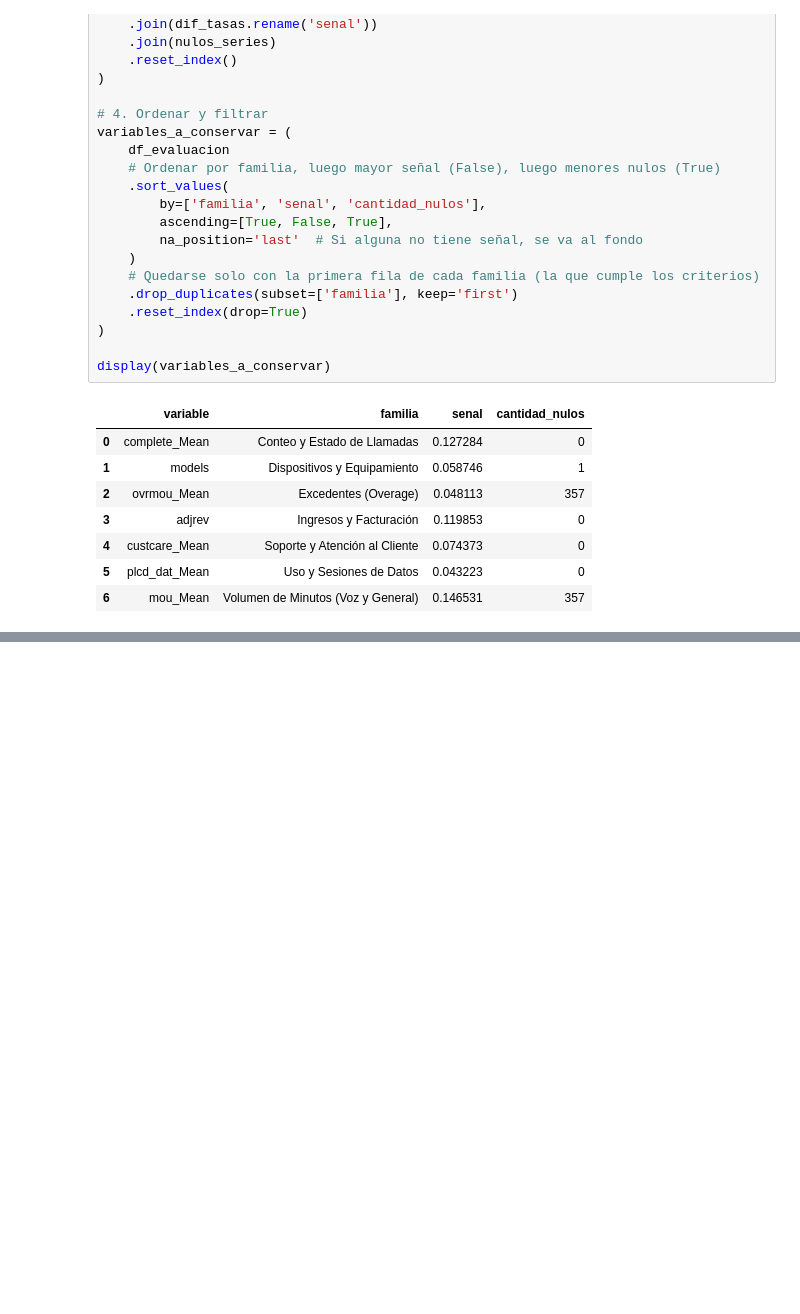
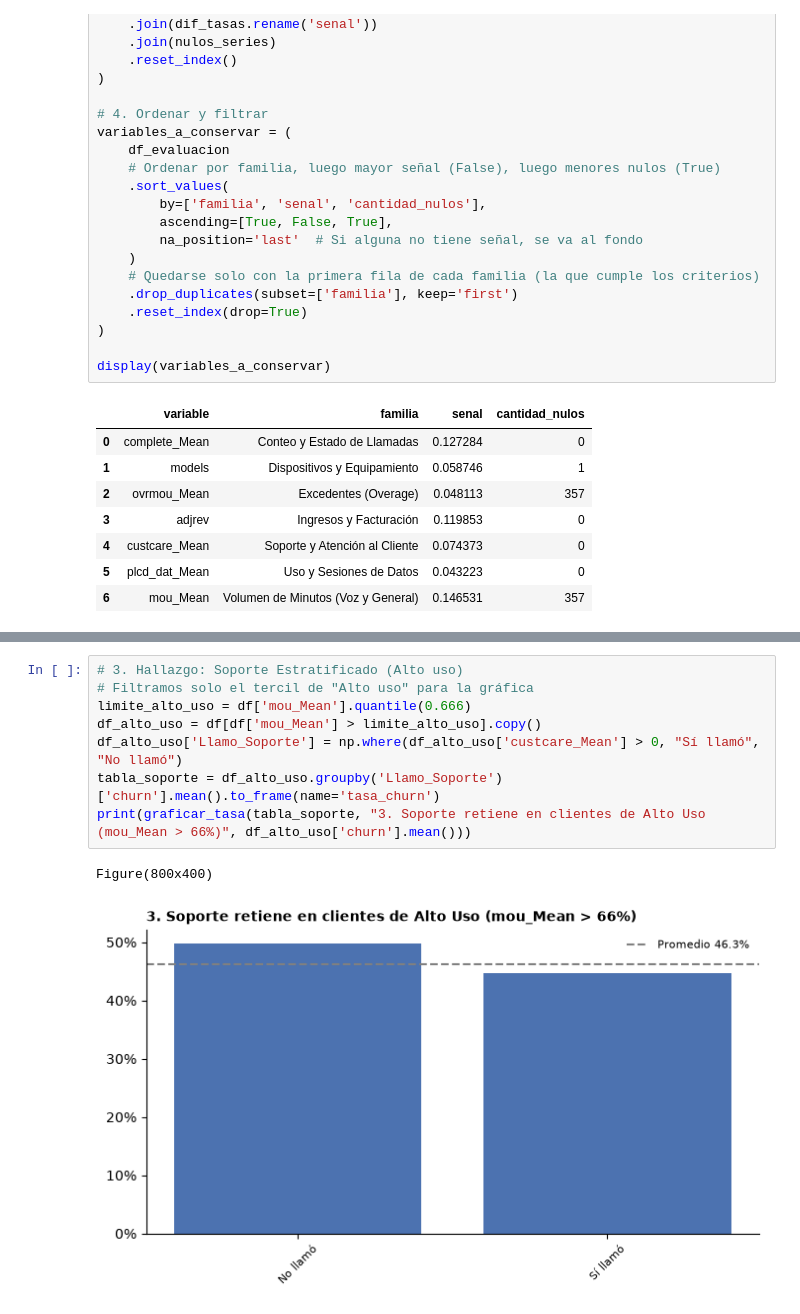
Before and after one commit to DpalaciosR20/churn-sdg, a Jupyter notebook: notebooks/02_eda.ipynb, the cells around one changed output, grey strips where cells are left out. Cells and saved outputs as stored; diff of their text form; blank space fills up the shorter version.

```diff
--- a/notebooks/02_eda.ipynb
+++ b/notebooks/02_eda.ipynb
@@ -319,0 +396,11 @@ display(variables_a_conservar)
+# %%
+# 3. Hallazgo: Soporte Estratificado (Alto uso)
+# Filtramos solo el tercil de "Alto uso" para la gráfica
+limite_alto_uso = df['mou_Mean'].quantile(0.666)
+df_alto_uso = df[df['mou_Mean'] > limite_alto_uso].copy()
+df_alto_uso['Llamo_Soporte'] = np.where(df_alto_uso['custcare_Mean'] > 0, "Sí llamó", "No llamó")
+tabla_soporte = df_alto_uso.groupby('Llamo_Soporte')['churn'].mean().to_frame(name='tasa_churn')
+print(graficar_tasa(tabla_soporte, "3. Soporte retiene en clientes de Alto Uso (mou_Mean > 66%)", df_alto_uso['churn'].mean()))
+# %% [output]
+Figure(800x400)
+[figure, added]
```
Also changed, not shown: parts of 19 cells of this notebook, 1 other file.
